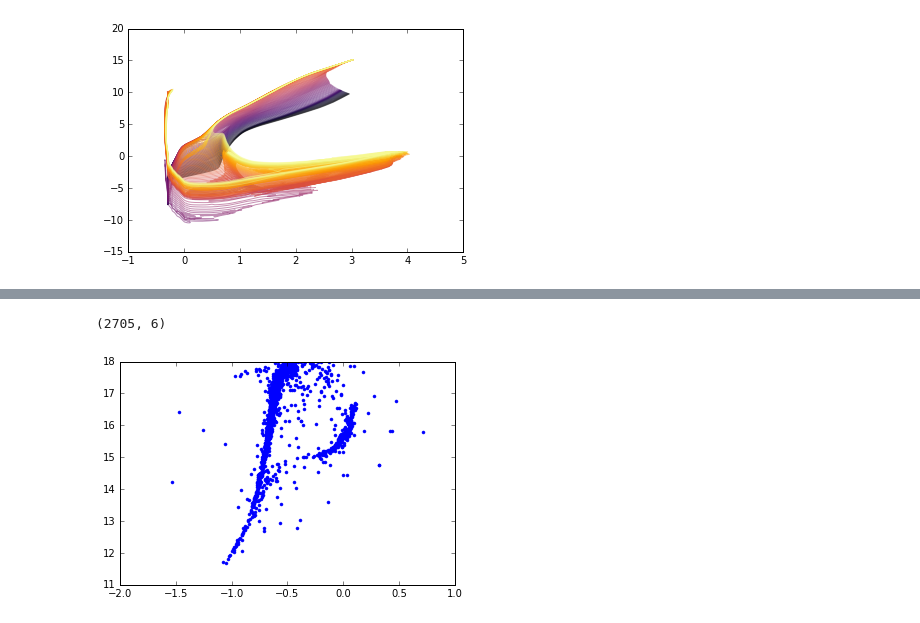
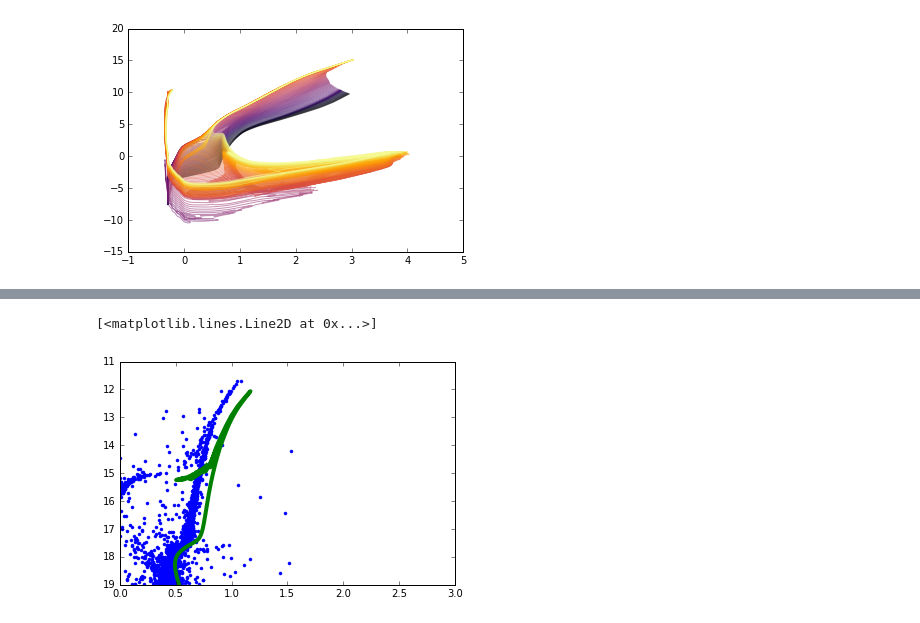
Before and after one commit to MaxGenecov/StellarPopulations, a Jupyter notebook: Homework3Problem1.ipynb, the cells around one changed output, grey strips where cells are left out. Drawn from its saved outputs; the diff is of its cells as text; code cells hidden in the pictures.

```diff
--- a/Homework3Problem1.ipynb
+++ b/Homework3Problem1.ipynb
@@ -68,5 +68,6 @@ Reading in: metal0_extinction0.iso.cmd
 # %%
 iso30 = []
+distance = 8.2e3
 
 for i in range(100):
     iso = read_mist_models.ISOCMD('metal-3_extinction0.iso.cmd')
@@ -74,7 +75,8 @@ for i in range(100):
     I30 = iso.isocmds[age_ind]['ACS_WFC_F814W']
     R30 = iso.isocmds[age_ind]['ACS_WFC_F606W']
     iso30.append((R30-I30, R30))
-    plt.plot(R30-I30, R30, alpha = .5, color = matplotlib.cm.inferno(i/100))
+    R30obs = R30+5*np.log10(distance/10.)
+    plt.plot(R30-I30, R30obs, alpha = .5, color = matplotlib.cm.inferno(i/100))
 
 iso30 = np.asarray(iso30)
 # %% [output]
@@ -99,4 +101,8 @@ Reading in: metal-3_extinction0.iso.cmd
 # %%
+fig = plt.figure()
+ax = fig.gca()
+ax.set_autoscale_on(False)
+plt.axis([-2.,1.,11.,18.])
 iso220 = []
 
 for i in range(100):
@@ -105,7 +111,10 @@ for i in range(100):
     I220 = iso.isocmds[age_ind]['ACS_WFC_F814W']
     R220 = iso.isocmds[age_ind]['ACS_WFC_F606W']
     iso220.append((R220-I220, R220))
-    plt.plot(R220-I220, R220, alpha = .5, color = matplotlib.cm.inferno(i/100))
+    R220obs = R220+5*np.log10(distance/10.)
+    plt.plot(R220-I220, R220obs, alpha = .5, color = matplotlib.cm.inferno(i/100))
+    plt.xlim = ([-2,1])
+    plt.ylim = ([11,18])
 
 iso220 = np.asarray(iso220)
 # %% [output]
@@ -129,0 +179,21 @@ Reading in: metal-22_extinction0.iso.cmd
+# %%
+fig = plt.figure()
+ax = fig.gca()
+ax.set_autoscale_on(False)
+plt.axis([0.,3.,11.,18.])
+iso224 = []
+
+distance = 8e3
+
+for i in range(100):
+    iso = read_mist_models.ISOCMD('metal-22_extinction4.iso.cmd')
+    age_ind = iso.age_index(5.0+i*.05)
+    I224 = iso.isocmds[age_ind]['ACS_WFC_F814W']
+    R224 = iso.isocmds[age_ind]['ACS_WFC_F606W']
+    iso224.append((R224-I224, R224))
+    R224obs = R224+5*np.log10(distance/10.)
+    plt.plot(R224-I224, R224obs, alpha = .5, color = matplotlib.cm.inferno(i/100))
+    #plt.xlim = ([-2,1])
+    #plt.ylim = ([11,18])
+
+iso224 = np.asarray(iso224)
@@ -132,15 +241,20 @@ test = np.loadtxt('NGC6341R.RDVIQ.cal.adj.zpt')
 # %%
+fig = plt.figure()
+ax = fig.gca()
+ax.set_autoscale_on(False)
+plt.axis([0.,3.,19.,11.])
+
 smalltest = np.array([test[:,3], test[:,4], test[:,5], test[:,6], test[:,7], test[:,8]])
 
 smallertest = []
 for i in range(len(smalltest[0,:])):
-    if smalltest[0,i] < 18:
+    if smalltest[0,i] < 19:
         if np.abs(smalltest[2,i]) < 4:
             smallertest.append(smalltest[:,i])
 
 smallertest = np.asarray(smallertest)
-plt.plot(-smallertest[:,2], smallertest[:,0], '.')
-print(np.shape(smallertest))
+plt.plot(smallertest[:,2], smallertest[:,0], '.')
+plt.plot(iso2205[99,0], iso2205[99,1]+5*np.log10(distance/10.), linewidth=4)
 # %% [output]
-(2705, 6)
+[<matplotlib.lines.Line2D at 0x...>]
-[figure, old version]
+[figure, new version]
```
Also changed, not shown: parts of 23 cells of this notebook, 33 other files.
